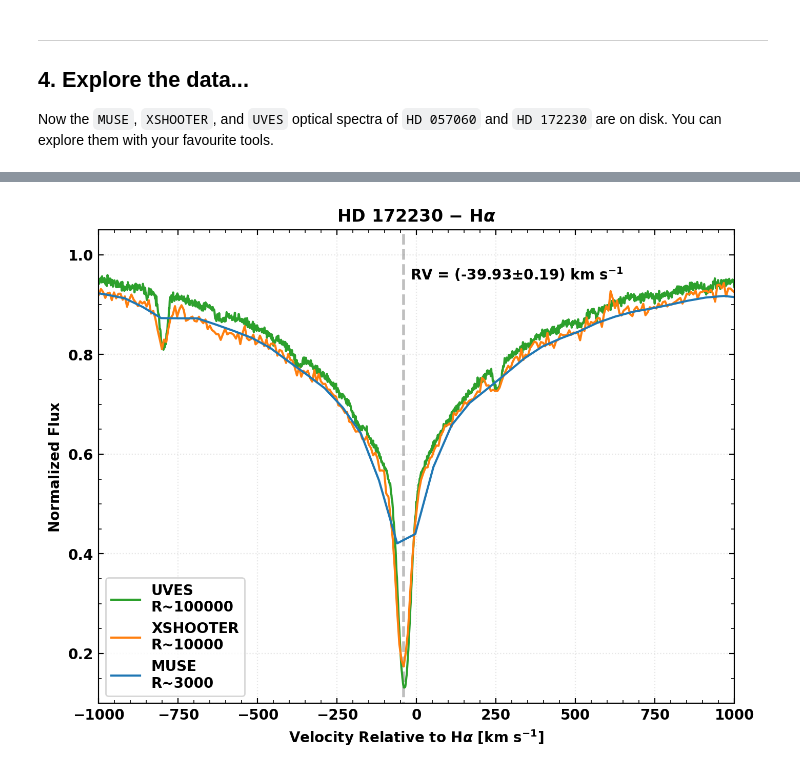
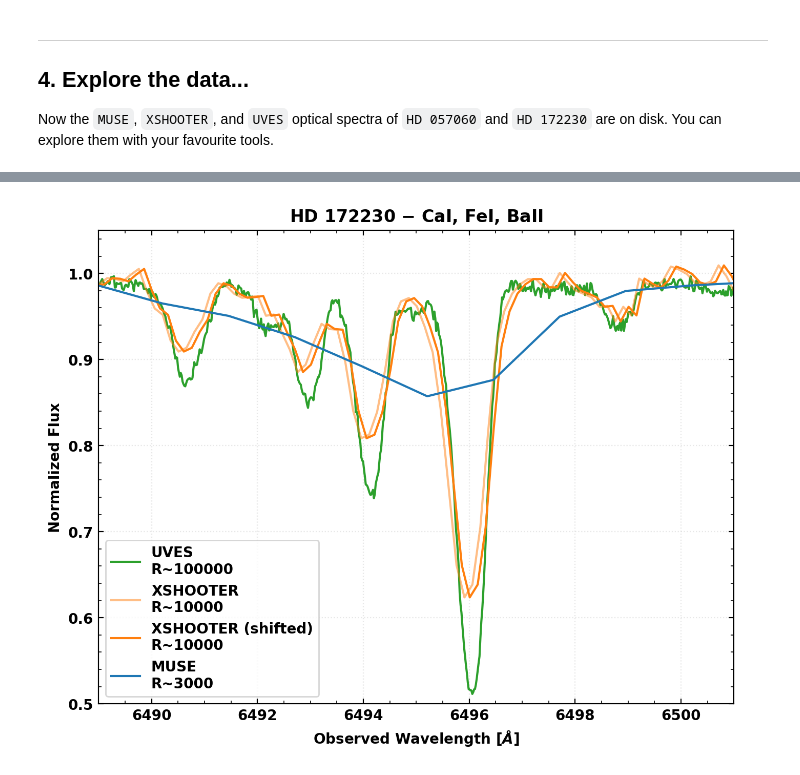
Before and after one commit to ashleythomasbarnes/ESOAsg, a Jupyter notebook: doc/notebooks/example01a_HOWTO_getDataFromRaDec.ipynb, the cells around one changed output, grey strips where cells are left out. Saved outputs shown, nothing was run; the diff lists cells and outputs as text; code cells hidden in the pictures.

```diff
--- a/doc/notebooks/example01a_HOWTO_getDataFromRaDec.ipynb
+++ b/doc/notebooks/example01a_HOWTO_getDataFromRaDec.ipynb
@@ -386,16 +414,12 @@ fig.savefig('figures/HD057060.png', format='png', bbox_inches='tight')
 
 Cross calibrate wavelength solution to the highest resolution instrument and calculate radial velocities
 # %%
-hdu_muse =      fits.open('./data/ADP.2020-02-26T15:36:25.276.fits')
-hdu_xshooter1 = fits.open('./data/ADP.2014-05-15T16:36:52.997.fits') # Older version of the dataset - Interal data product (IDP) - NODDING
-hdu_xshooter2 = fits.open('./data/ADP.2014-05-15T16:36:53.210.fits') # Older version of the dataset - Interal data product (IDP) - STARE
-hdu_xshooter3 = fits.open('./data/ADP.2020-07-28T07:32:26.286.fits') # Newest version of the dataset - External data product (EDP)
-hdu_uves =      fits.open('./data/ADP.2021-09-16T14:46:40.723.fits')
+hdu_muse =      fits.open('./data/ADP.2020-02-26T15:36:25.276.fits') # MUSE dataset
+hdu_xshooter =  fits.open('./data/ADP.2020-07-28T07:32:26.286.fits') # XSHOOTER dataset
+hdu_uves =      fits.open('./data/ADP.2021-09-16T14:46:40.723.fits') # UVES dataset
 # %%
 spec_muse_wave, spec_muse_flux, spec_muse_fluxerr = extract_spectrum(hdu_muse, 'MUSE', verbose=False)
-spec_xshooter1_wave, spec_xshooter1_flux, spec_xshooter1_fluxerr = extract_spectrum(hdu_xshooter1, 'XSHOOTER', verbose=False, check_bary=True)
-spec_xshooter2_wave, spec_xshooter2_flux, spec_xshooter2_fluxerr = extract_spectrum(hdu_xshooter2, 'XSHOOTER', verbose=False, check_bary=True)
-spec_xshooter3_wave, spec_xshooter3_flux, spec_xshooter3_fluxerr = extract_spectrum(hdu_xshooter3, 'XSHOOTER', verbose=False, check_bary=True)
+spec_xshooter_wave, spec_xshooter_flux, spec_xshooter_fluxerr = extract_spectrum(hdu_xshooter, 'XSHOOTER', verbose=False, check_bary=True)
 spec_uves_wave, spec_uves_flux, spec_uves_fluxerr = extract_spectrum(hdu_uves, 'UVES', verbose=False)
 # %% [output]
 SPECSYS for MUSE: BARYCENT
@@ -436,10 +456,7 @@ def continuum_subtraction(wave, flux, wl_left_min=6423, wl_left_max=6428, wl_rig
     return flux_normalized
 
 spec_muse_flux_normalized = continuum_subtraction(spec_muse_wave, spec_muse_flux)
-spec_xshooter1_flux_normalized = continuum_subtraction(spec_xshooter1_wave, spec_xshooter1_flux)
-spec_xshooter1_flux_normalized = continuum_subtraction(spec_xshooter1_wave, spec_xshooter1_flux)
-spec_xshooter2_flux_normalized = continuum_subtraction(spec_xshooter2_wave, spec_xshooter2_flux)
-spec_xshooter3_flux_normalized = continuum_subtraction(spec_xshooter3_wave, spec_xshooter3_flux)
+spec_xshooter_flux_normalized = continuum_subtraction(spec_xshooter_wave, spec_xshooter_flux)
 spec_uves_flux_normalized = continuum_subtraction(spec_uves_wave, spec_uves_flux)
 
 spec_muse_fluxerr_normalized = spec_muse_flux_normalized * (spec_muse_fluxerr / spec_muse_flux)
@@ -492,25 +515,23 @@ fig.savefig('./figures/HD172230_6562_xshooteronly.png', format='png', bbox_inche
 # %%
-# Plot re-normalized spectra
 fig = plt.figure(figsize=(8, 6))
 ax = fig.add_subplot(111)
 
-radial_velocity = -39.93 # km/s
-ax.plot([radial_velocity]*2, [-1,2], c='k', ls='--', lw=2, alpha=0.25)
+ax.plot(spec_uves_wave, spec_uves_flux_normalized, label=r'UVES' + '\n' + 'R~100000', c='C2')
+ax.plot(spec_xshooter_wave, spec_xshooter_flux_normalized, label=r'XSHOOTER' + '\n' + 'R~10000', c='C1', alpha=0.5)
+shift = 0.1
+ax.plot(spec_xshooter_wave+shift, spec_xshooter_flux_normalized, label=r'XSHOOTER (shifted)' + '\n' + 'R~10000', c='C1')
 
-ax.plot(spec_uves_vel, spec_uves_flux_normalized, label=r'UVES' + '\n' + 'R~100000', c='C2')
-ax.plot(spec_xshooter3_vel, spec_xshooter3_flux_normalized, label=r'XSHOOTER' + '\n' + 'R~10000', c='C1')
-ax.plot(spec_muse_vel, spec_muse_flux_normalized, label=r'MUSE' + '\n' + 'R~3000', c='C0')
+ax.plot(spec_muse_wave, spec_muse_flux_normalized, label=r'MUSE' + '\n' + 'R~3000', c='C0')
 
-ax.set_xlim(-1000., 1000.)
-ax.set_ylim(0.1, 1.05)
-ax.text(radial_velocity+20, 0.95, r'RV = (-39.93$\pm$0.19) km s$^{-1}$', horizontalalignment='left')
-ax.set_xlabel(r'Velocity Relative to H$\alpha$ [km s$^{-1}$]')
+ax.set_xlim(6495.-6., 6495.+6.)
+ax.set_ylim(0.5, 1.05)
+ax.set_xlabel(r'Observed Wavelength [$\AA$]')
 ax.set_ylabel(r'Normalized Flux')
-ax.set_title(r'HD 172230 $-$ H$\alpha$')
+ax.set_title(r'HD 172230 $-$ CaI, FeI, BaII')
 
 ax.legend(loc='lower left')
 ax.grid(True, ls=':', alpha=0.3)
 
-fig.savefig('./figures/HD172230_6562.png', format='png', bbox_inches='tight')
+fig.savefig('./figures/HD172230_6490.png', format='png', bbox_inches='tight')
 # %% [output]
-[figure, old version]
+[figure, new version]
```
Also changed, not shown: parts of 27 cells of this notebook, 5 other files.
